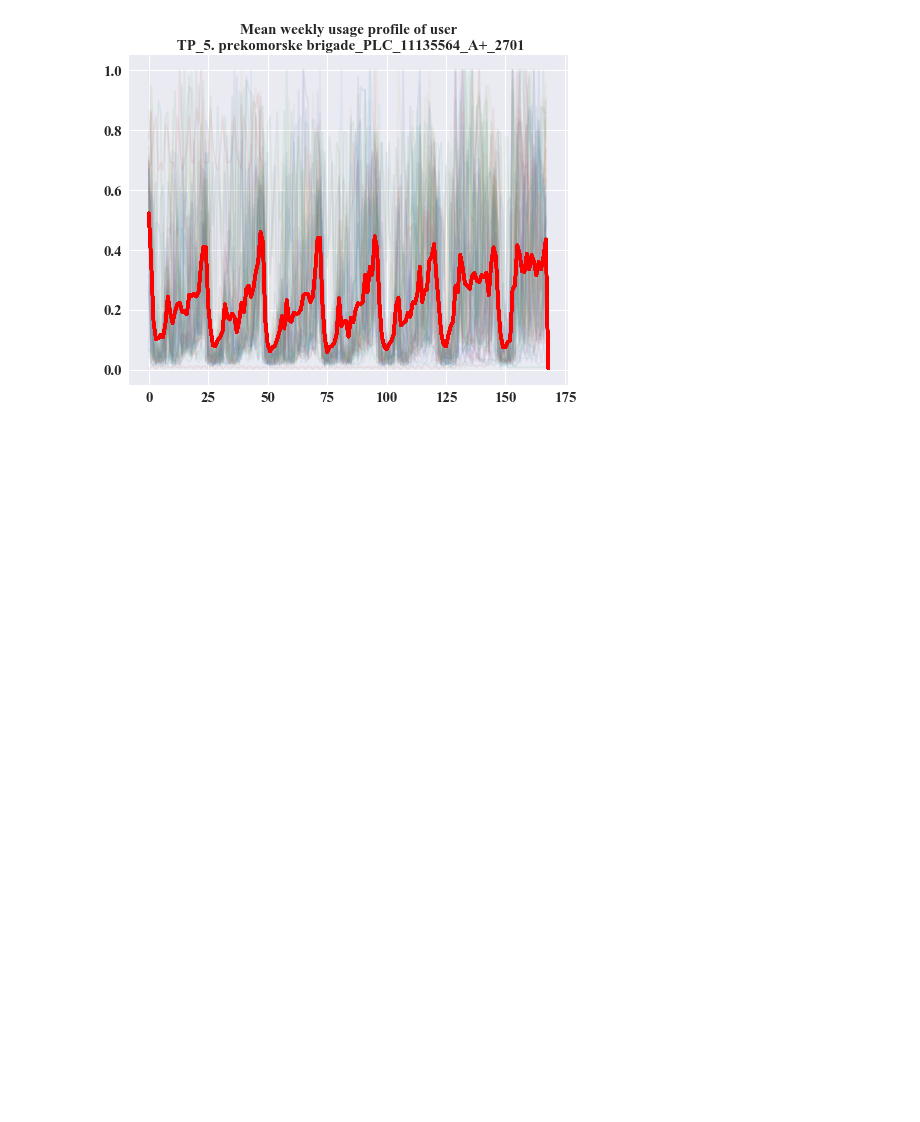
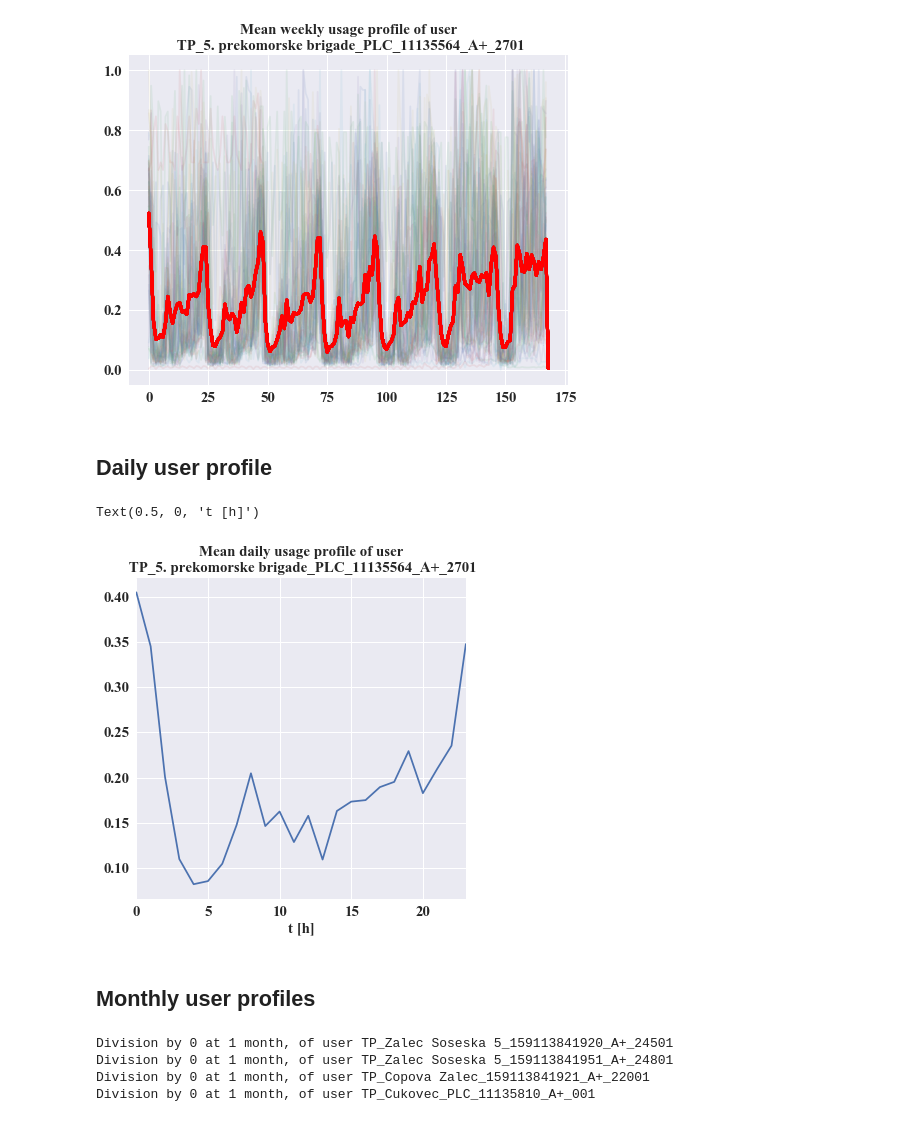
Before and after one commit to 9SpaceBunny2/clustering-energy-consumption, a Jupyter notebook: user_profiles.ipynb, the cells around one changed output. Cells and saved outputs as stored; diff of their text form; code cells hidden in the pictures; blank space fills up the shorter version.

Commit message:
add evaluation and creation of daily and monthly user profiles

```diff
--- a/user_profiles.ipynb
+++ b/user_profiles.ipynb
@@ -16,8 +16,7 @@ from tqdm import tqdm
 from helper_functions import cm_to_inch
 # %%
 FILE_NUMBER = 0
-# USER = 'TP_5. prekomorske brigade_PLC_13555150_A+_15201'
-USER = weekly_user_cleaned_data.columns[0]
+USER = 'TP_5. prekomorske brigade_PLC_11135564_A+_2701'
 # %%
 plt.style.use(['seaborn'])
 plt.rcParams["font.family"] = "Times new roman"
@@ -34,12 +33,12 @@ users = pd.read_excel('usable_users.xlsx', parse_date=['Time'], index_col='Time'
 # We will allow ourselfs a little bit of a cheating here to delete some excessive data
 weekly_user_cleaned_data = users.iloc[7 * 24 : -7 * 24, :]
 
-users_grouped_by_week = weekly_user_cleaned_data.groupby(weekly_user_cleaned_data.index.week)
+users_sorted_by_week = weekly_user_cleaned_data.groupby(weekly_user_cleaned_data.index.week)
 
 weekly_energy_usage = dict()
 # beacuse we removed the first week from our data set we have to add it manually
 week = 1
-for dummy_week, energy in tqdm(users_grouped_by_week):
+for dummy_week, energy in tqdm(users_sorted_by_week):
     weekly_energy_usage[week] = dict()
     for user in energy:
         weekly_energy_usage[week][user] = np.array(energy[user].values)
@@ -85,3 +84,28 @@ for week in weekly_energy_usage.index:
 [figure]
 # %%
 weekly_user_profiles.to_excel('weekly_user_profiles.xlsx')
+# %% [markdown]
+## Daily user profile
+# %%
+users_sorted_by_hour = users.groupby(users.index.hour)
+daily_user_profiles = {}
+for time, energy in tqdm(users_sorted_by_hour):
+    daily_user_profiles[time] = {}
+    for user in energy:
+        daily_user_profiles[time][user] = np.array(energy[user].values)
+        if max(daily_user_profiles[time][user]):
+            daily_user_profiles[time][user] = daily_user_profiles[time][user] / max(daily_user_profiles[time][user])
+            daily_user_profiles[time][user] = daily_user_profiles[time][user].mean()
+        else:
+            print('Zero Division Error!')
+
+daily_user_profiles = pd.DataFrame.from_dict(daily_user_profiles)
+daily_user_profiles = daily_user_profiles.T
+# %%
+plt.figure(figsize = (cm_to_inch(15), cm_to_inch(15)))
+plt.title('Mean daily usage profile of user\n {}'.format(USER), fontsize=15)
+daily_user_profiles[USER].plot()
+plt.xlabel('t [h]', fontsize = 15)
+# %% [output]
+Text(0.5, 0, 't [h]')
+[figure, added]
@@ -87,0 +114,24 @@ weekly_user_profiles.to_excel('weekly_user_profiles.xlsx')
+# %% [markdown]
+## Monthly user profiles
+# %%
+users_sorted_by_month = users.groupby(users.index.month)
+
+monthly_user_profiles = {}
+for month, energy in users_sorted_by_month:
+    monthly_user_profiles[month] = {}
+    for user in energy:
+        monthly_user_profiles[month][user] = np.array(energy[user].values)
+        if max(monthly_user_profiles[month][user]):
+            monthly_user_profiles[month][user] = monthly_user_profiles[month][user] / max(monthly_user_profiles[month][user])
+            monthly_user_profiles[month][user] = monthly_user_profiles[month][user].mean()
+        else:
+            print('Division by 0 at {} month, of user {}'.format(month, user))
+            monthly_user_profiles[month][user] = monthly_user_profiles[month][user].mean()
+
+monthly_user_profiles = pd.DataFrame.from_dict(monthly_user_profiles)
+monthly_user_profiles = monthly_user_profiles.T
+# %% [output]
+Division by 0 at 1 month, of user TP_Zalec Soseska 5_159113841920_A+_24501
+Division by 0 at 1 month, of user TP_Zalec Soseska 5_159113841951_A+_24801
+Division by 0 at 1 month, of user TP_Copova Zalec_159113841921_A+_22001
+Division by 0 at 1 month, of user TP_Cukovec_PLC_11135810_A+_001
```
Also changed, not shown: parts of 2 cells of this notebook, 1 other file.
